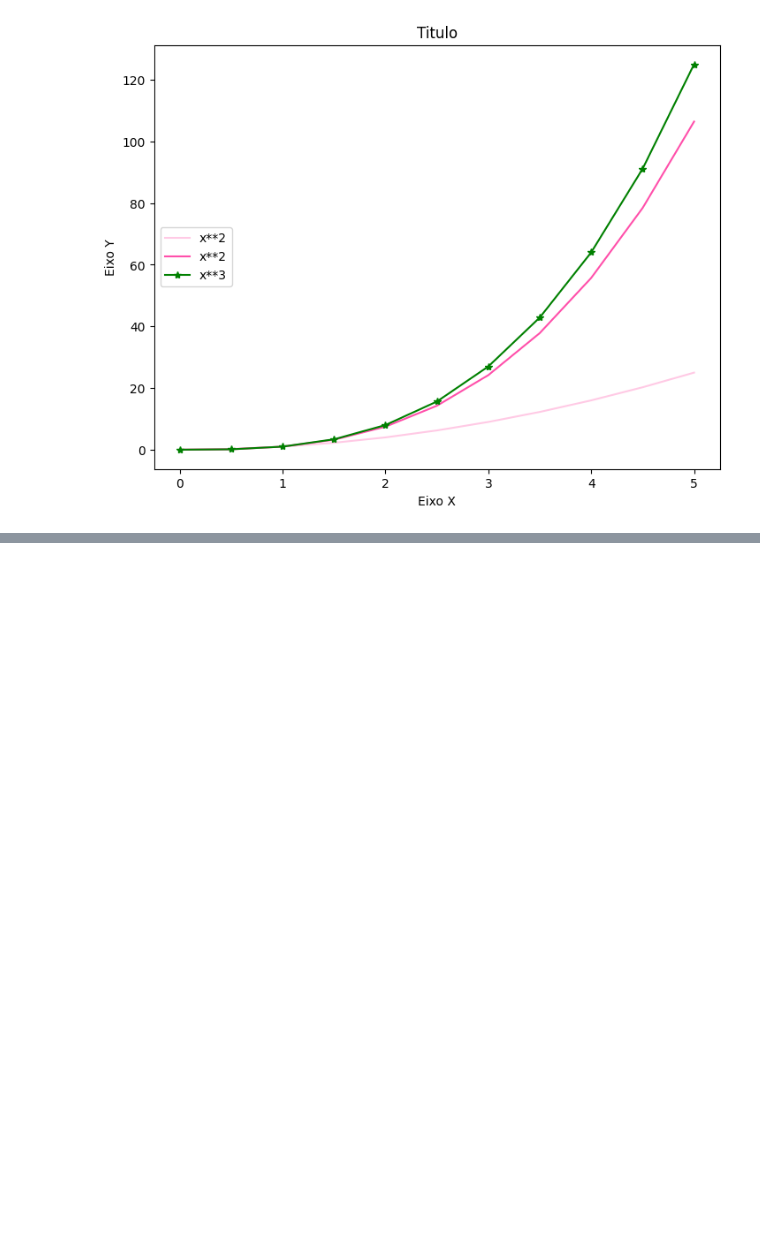
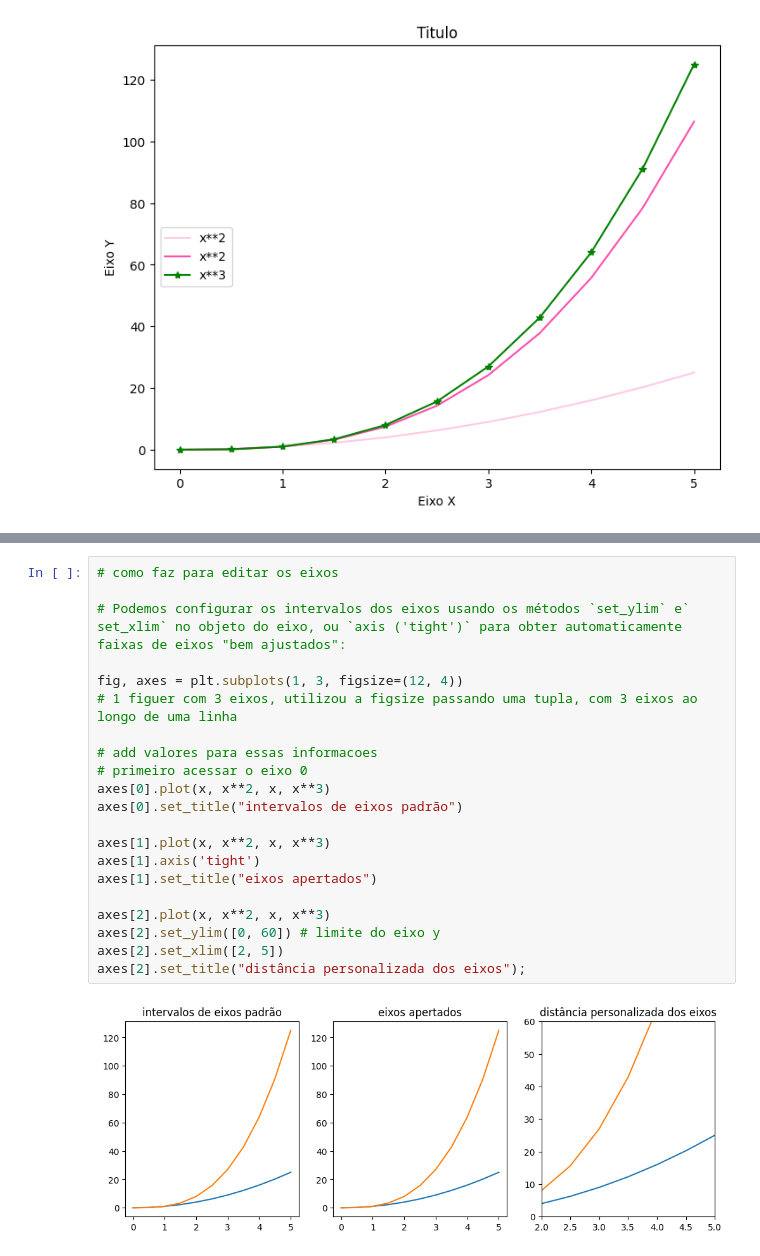
Before and after one commit to ludiemert/Data_Visualization_Matplotlib, a Jupyter notebook: Matplotlib.ipynb, the cells around one changed output, grey strips where cells are left out. Drawn from its saved outputs; the diff is of its cells as text; blank space fills up the shorter version.

```diff
--- a/Matplotlib.ipynb
+++ b/Matplotlib.ipynb
@@ -371,0 +406,23 @@ ax.legend(loc=6) # fica mais abaixo
+# %%
+# como faz para editar os eixos
+
+# Podemos configurar os intervalos dos eixos usando os métodos `set_ylim` e` set_xlim` no objeto do eixo, ou `axis ('tight')` para obter automaticamente faixas de eixos "bem ajustados":
+
+fig, axes = plt.subplots(1, 3, figsize=(12, 4))
+# 1 figuer com 3 eixos, utilizou a figsize passando uma tupla, com 3 eixos ao longo de uma linha
+
+# add valores para essas informacoes
+# primeiro acessar o eixo 0
+axes[0].plot(x, x**2, x, x**3)
+axes[0].set_title("intervalos de eixos padrão")
+
+axes[1].plot(x, x**2, x, x**3)
+axes[1].axis('tight')
+axes[1].set_title("eixos apertados")
+
+axes[2].plot(x, x**2, x, x**3)
+axes[2].set_ylim([0, 60]) # limite do eixo y
+axes[2].set_xlim([2, 5])
+axes[2].set_title("distância personalizada dos eixos");
+# %% [output]
+[figure, added]
```
Also changed, not shown: parts of 2 cells of this notebook.
